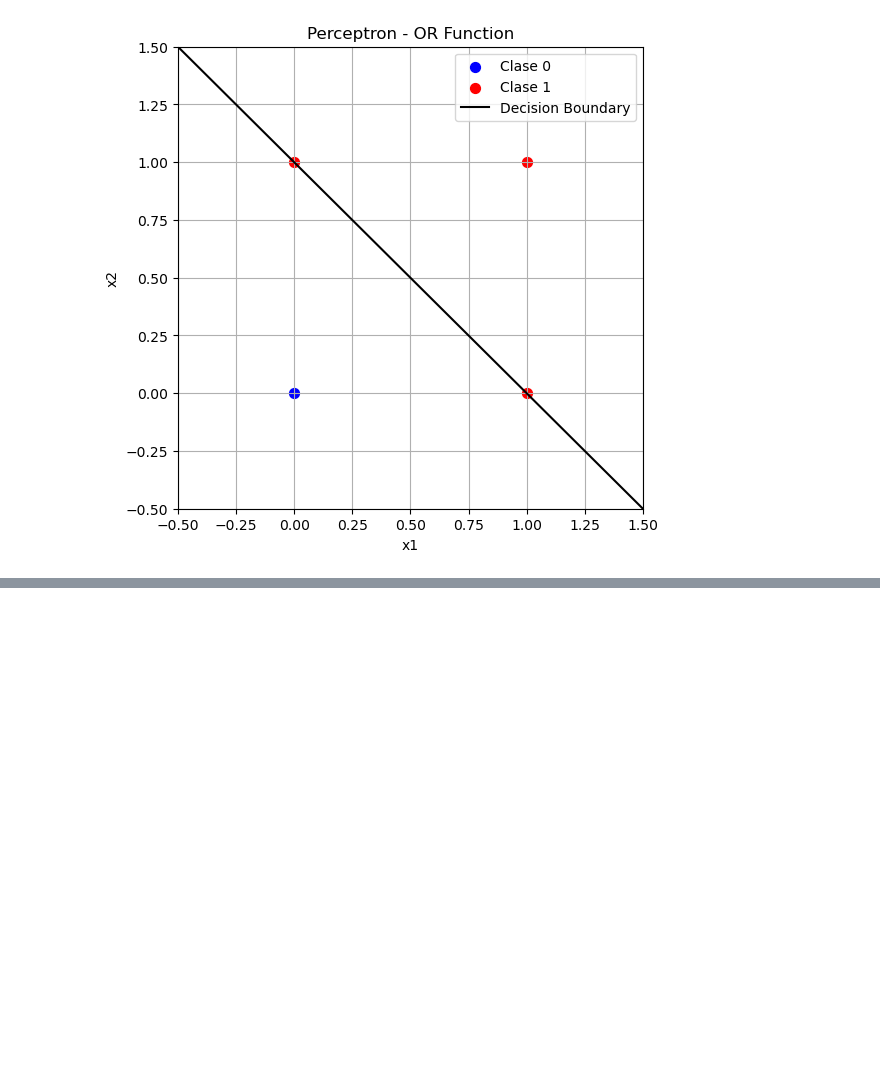
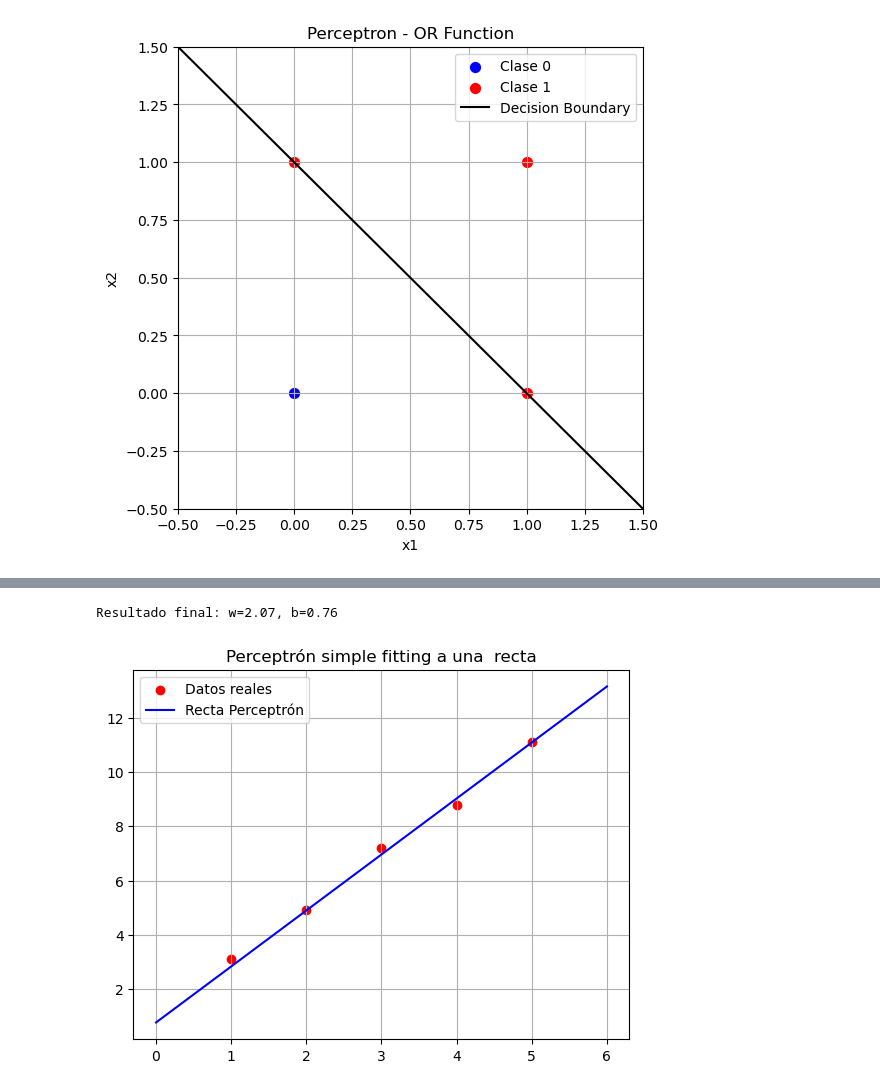
Before and after one commit to DeniLeon/Redes_Neuronales, a Jupyter notebook: Simple_Perceptron/simple_Perceptron.ipynb, the cells around one changed output, grey strips where cells are left out. Saved outputs shown, nothing was run; the diff lists cells and outputs as text; code cells hidden in the pictures; blank space fills up the shorter version.

Commit message:
perceptron simple para fitting de recta

```diff
--- a/Simple_Perceptron/simple_Perceptron.ipynb
+++ b/Simple_Perceptron/simple_Perceptron.ipynb
@@ -370,0 +291,47 @@ x = 5.0, y real = 11.00, y pred = 10.96
+# %%
+import numpy as np
+import matplotlib.pyplot as plt
+
+# 1. Datos de una recta (y = 2x + 1)
+X = np.array([[1], [2], [3], [4], [5]], dtype=float)
+y = np.array([3.1, 4.9, 7.2, 8.8, 11.1], dtype=float)
+
+# 2. Inicialización (Igual que en tu ejemplo de AND)
+w = np.zeros(1, dtype=float)
+b = 0.0
+lr = 0.01
+epochs = 50
+
+# 3. Entrenamiento con lógica de Perceptrón
+for epoch in range(epochs):
+    errors = 0
+    for xi, yi in zip(X, y):
+        z = np.dot(w, xi) + b
+        yhat = z  # Activación lineal para intentar el fitting
+        e = yi - yhat
+
+        # El Perceptrón "salta" con cualquier diferencia, por mínima que sea
+        if e!= 0:
+            w += lr * e * xi
+            b += lr * e
+            errors += 1
+
+    if errors == 0:
+        print(f"Convergió en época {epoch}")
+        break
+
+
+print(f"Resultado final: w={w[0]:.2f}, b={b:.2f}")
+# 4. Visualización
+plt.scatter(X, y, color='red', label='Datos reales')
+#x_range es un array de 100 puntos entre 0 y 6 para dibujar la recta ajustada
+x_range = np.linspace(0, 6, 100)
+#w[0]*x + b es la ecuación de la recta ajustada por el Perceptrón, W[0] porque w es un array de un solo elemento
+plt.plot(x_range, w[0]*x_range + b, color='blue', label='Recta Perceptrón')
+plt.title("Perceptrón simple fitting a una  recta")
+plt.legend()
+plt.grid(True)
+plt.show()
+# %% [output]
+Resultado final: w=2.07, b=0.76
+[figure, added]
```
Also changed, not shown: parts of 8 cells of this notebook.
